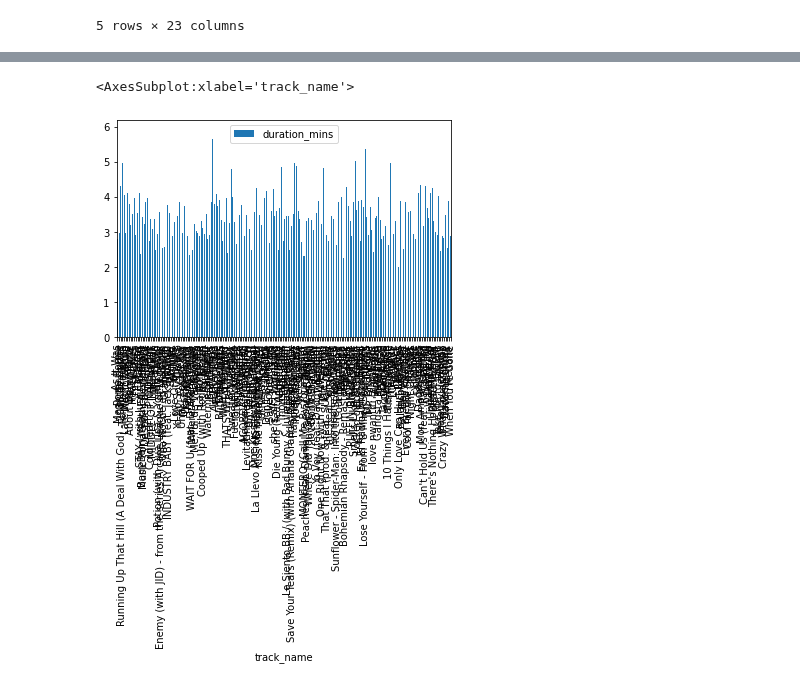
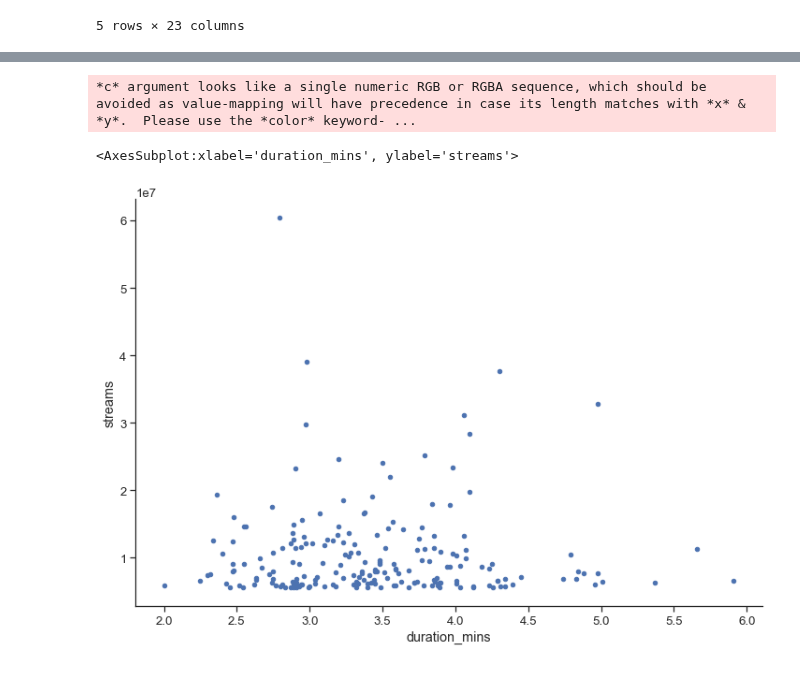
Before and after one commit to mbruns13/project_1_spotify, a Jupyter notebook: song_duration.ipynb, the cells around one changed output, grey strips where cells are left out. Drawn from its saved outputs; the diff is of its cells as text; code cells hidden in the pictures.

```diff
--- a/song_duration.ipynb
+++ b/song_duration.ipynb
@@ -164,7 +164,8 @@ song_duration_df.head()
 | 3 | 4 | 75FEaRjZTKLhTrFGsfMUXR | Kate Bush | Running Up That Hill (A Deal With... | 4 | -1 | 1 | 32763806 | ... |
 | 4 | 5 | 1IHWl5LamUGEuP4ozKQSXZ | Bad Bunny | Tití Me Preguntó | 5 | 9 | 4 | 31126704 | ... |
 # %%
-song_duration_df.plot.bar("track_name","duration_mins")
+song_duration_df.plot.scatter("duration_mins","streams")
 # %% [output]
-<AxesSubplot:xlabel='track_name'>
+*c* argument looks like a single numeric RGB or RGBA sequence, which should be avoided as value-mapping will have precedence in case its length matches with *x* & *y*.  Please use the *color* keyword- ...
+<AxesSubplot:xlabel='duration_mins', ylabel='streams'>
-[figure, old version]
+[figure, new version]
```
Also changed, not shown: parts of 1 cell of this notebook.
